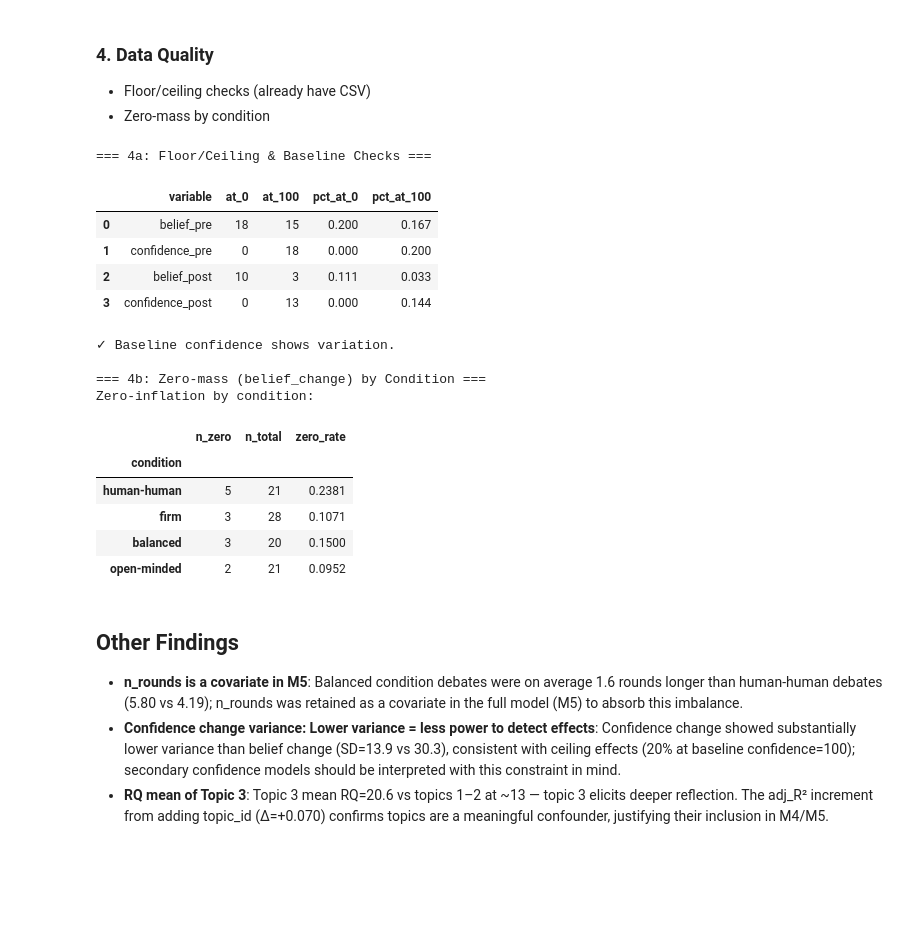
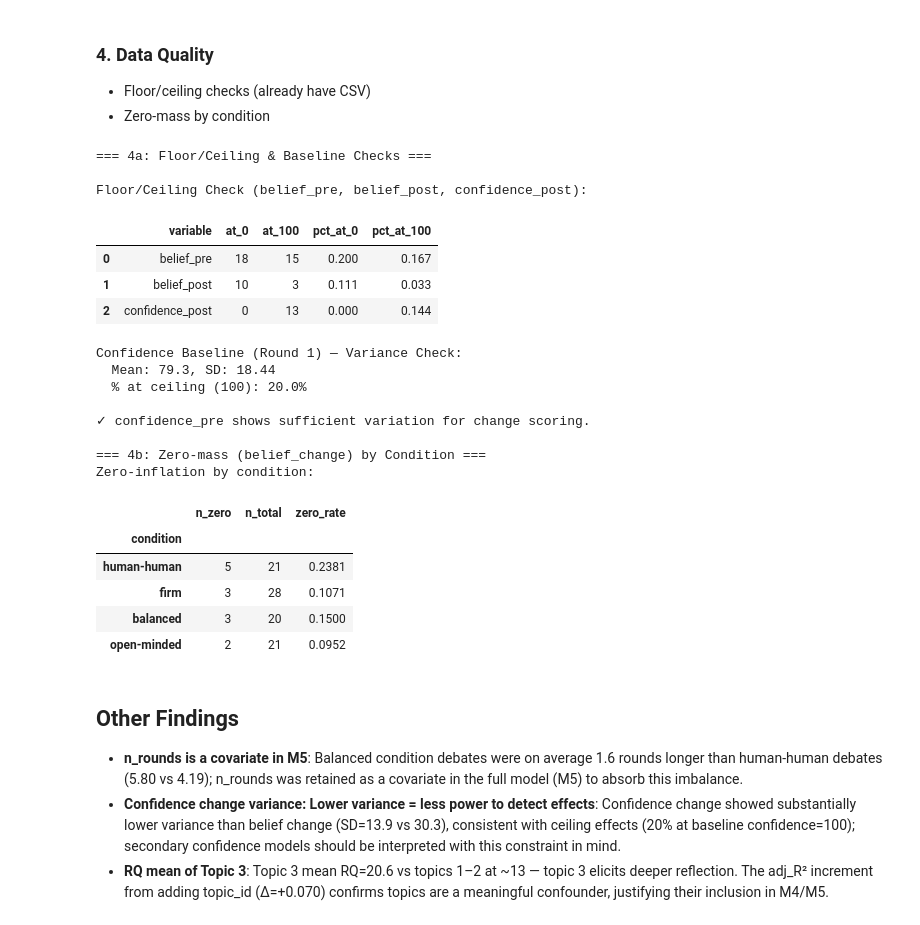
Before and after one commit to ieatsighpies/debate-platform, a Jupyter notebook: fyp-data/final_analysis.ipynb, the cells around one changed output. Drawn from its saved outputs; the diff is of its cells as text; code cells hidden in the pictures; blank space fills up the shorter version.

```diff
--- a/fyp-data/final_analysis.ipynb
+++ b/fyp-data/final_analysis.ipynb
@@ -1301,7 +1647,8 @@ Adjusted R² increment from adding topic_id (over condition only):
 # %%
 # ============================================================================
 # Check 4a: Floor/Ceiling Effects & Baseline Checks
-# Check if initial belief/confidence at extremes limits change
+# belief_pre: round 0 (true pre-debate baseline) — check floor/ceiling
+# confidence_pre: round 1 (earliest available) — check variance, not floor/ceiling
 # ============================================================================
 
 print('\n=== 4a: Floor/Ceiling & Baseline Checks ===\n')
@@ -1309,56 +1656,81 @@ print('\n=== 4a: Floor/Ceiling & Baseline Checks ===\n')
 def check_extremes(df, col):
     n_0 = (df[col] == 0).sum()
     n_100 = (df[col] == 100).sum()
-    return n_0, n_100, len(df)
+    total = df[col].notna().sum()
+    return n_0, n_100, total
 
-vars_to_check = ['belief_pre', 'confidence_pre', 'belief_post', 'confidence_post']
+# Floor/ceiling only meaningful for belief (true baseline at round 0)
+# and post-debate values
+floor_ceiling_vars = ['belief_pre', 'belief_post', 'confidence_post']
 rows = []
-for v in vars_to_check:
+for v in floor_ceiling_vars:
     n0, n100, total = check_extremes(part, v)
     rows.append({
         'variable': v,
         'at_0': n0,
         'at_100': n100,
-        'pct_at_0': n0 / total,
-        'pct_at_100': n100 / total
+        'pct_at_0': round(n0 / total, 3),
+        'pct_at_100': round(n100 / total, 3)
     })
 
 qc_table = pd.DataFrame(rows)
-display(qc_table.round(3))
+print('Floor/Ceiling Check (belief_pre, belief_post, confidence_post):')
+display(qc_table)
 
-# Critical Check: Is confidence_pre effectively missing/zero for everyone?
-if qc_table.loc[qc_table['variable']=='confidence_pre', 'pct_at_0'].values[0] > 0.95:
-    print("\n⚠ CRITICAL FINDING: >95% of participants have 0 confidence at Round 0.")
-    print("  → 'Confidence Change' is effectively 'Final Confidence'.")
-    print("  → Analysis should be interpreted as Post-Debate Confidence differences.")
+# confidence_pre: round 1 is first true measurement.
+# Round 0 stores 0 (not null) so dropna won't catch bleed.
+# Zeros at round 1 may be genuine — flag but do NOT exclude from variance check.
+conf_pre = part['confidence_pre']
+n_zero = (conf_pre == 0).sum()
 
-    # Verify inference doesn't change (Constant shift)
-    # Since Change = Post - 0, the model 'Change ~ Group' is identical to 'Post ~ Group'.
-    print("  ✓ Statistical inference remains valid for group systematic differences.")
+if n_zero > 0:
+    print(f'⚠ NOTE: {n_zero} participants have confidence_pre = 0.')
+    print(f'  → Check whether these are round 0 bleed or genuine round 1 responses.\n')
+
+conf_pre_sd = conf_pre.std()
+conf_pre_mean = conf_pre.mean()
+conf_pre_pct_100 = (conf_pre == 100).mean()
+
+print('\nConfidence Baseline (Round 1) — Variance Check:')
+print(f'  Mean: {conf_pre_mean:.1f}, SD: {conf_pre_sd:.2f}')
+print(f'  % at ceiling (100): {conf_pre_pct_100:.1%}')
+
+if conf_pre_sd < 5:
+    print('\n⚠ WARNING: confidence_pre has very low variance (SD < 5).')
+    print('  → confidence_change ≈ confidence_post.')
+    print('  → Interpret confidence models as post-debate confidence differences, not change scores.')
+    print('  ✓ Group comparisons remain valid; framing in write-up should reflect this.')
+elif conf_pre_pct_100 > 0.20:
+    print(f'\n⚠ NOTE: {conf_pre_pct_100:.1%} of participants at ceiling confidence at round 1.')
+    print('  → Ceiling effect may constrain upward change; interpret confidence family with variance caveat.')
 else:
-    print("\n✓ Baseline confidence shows variation.")
-
+    print('\n✓ confidence_pre shows sufficient variation for change scoring.')
 
 # Check 4b: Zero-mass by condition
 print('\n=== 4b: Zero-mass (belief_change) by Condition ===')
 zm = part.groupby('condition')['belief_change'].agg(
     n_zero  = lambda x: int((x == 0).sum()),
     n_total = lambda x: int(x.notna().sum()),
     zero_rate = lambda x: (x == 0).mean()
 )
 zero_mass_by_condition = zm.reindex(CONDITION_ORDER)
 print('Zero-inflation by condition:')
 display(zero_mass_by_condition.round(4))
 
 # Store for later export (will consolidate at end)
 # %% [output]
 === 4a: Floor/Ceiling & Baseline Checks ===
+
+Floor/Ceiling Check (belief_pre, belief_post, confidence_post):
 |  | variable | at_0 | at_100 | pct_at_0 | pct_at_100 |
 | 0 | belief_pre | 18 | 15 | 0.200 | 0.167 |
-| 1 | confidence_pre | 0 | 18 | 0.000 | 0.200 |
-| 2 | belief_post | 10 | 3 | 0.111 | 0.033 |
-| 3 | confidence_post | 0 | 13 | 0.000 | 0.144 |
+| 1 | belief_post | 10 | 3 | 0.111 | 0.033 |
+| 2 | confidence_post | 0 | 13 | 0.000 | 0.144 |
-✓ Baseline confidence shows variation.
+Confidence Baseline (Round 1) — Variance Check:
+  Mean: 79.3, SD: 18.44
+  % at ceiling (100): 20.0%
+
+✓ confidence_pre shows sufficient variation for change scoring.
 
 === 4b: Zero-mass (belief_change) by Condition ===
 Zero-inflation by condition:
```
Also changed, not shown: parts of 24 cells of this notebook, 39 other files.
